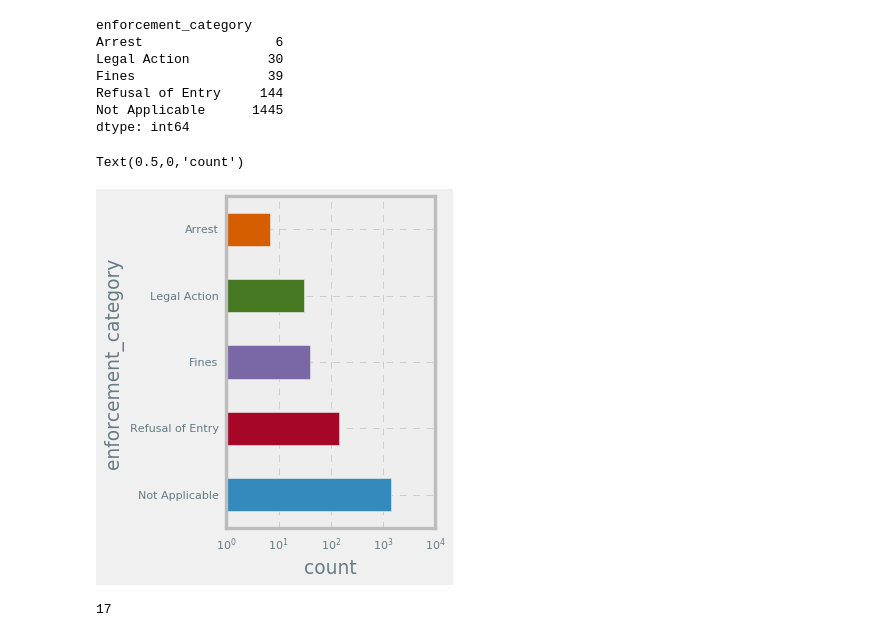
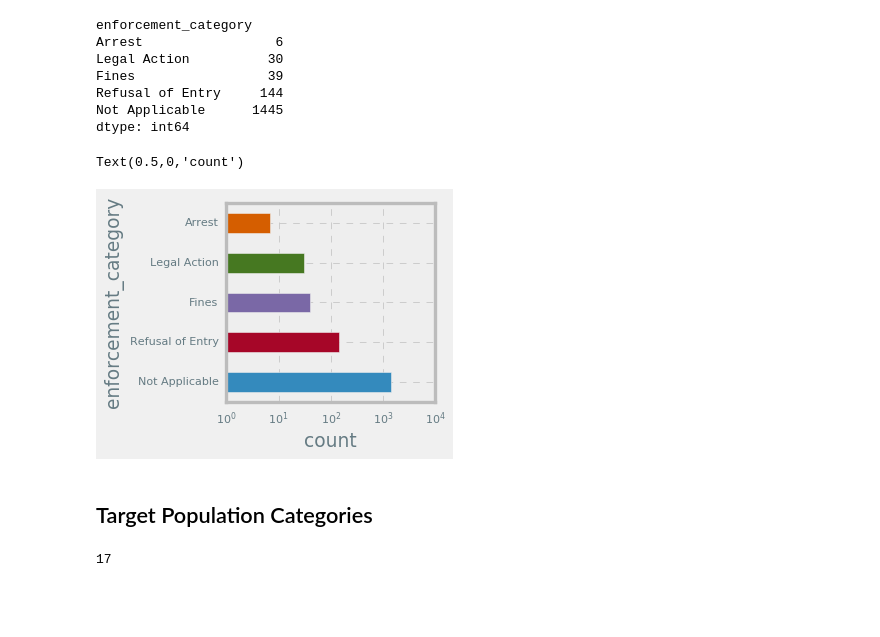
Before and after one commit to jajsmith/COVID19NonPharmaceuticalInterventions, a Jupyter notebook: npi_analysis.ipynb, the cells around one changed output. Drawn from its saved outputs; the diff is of its cells as text; code cells hidden in the pictures; blank space fills up the shorter version.

Commit message:
Updated NPI dataset descriptive figures in notebook

```diff
--- a/npi_analysis.ipynb
+++ b/npi_analysis.ipynb
@@ -10,5 +10,4 @@ from os import listdir
 from os.path import isfile, join
 import re
 
-plt.style.use('fivethirtyeight')
-plt.style.use('bmh')
+plt.rcParams.update(plt.rcParamsDefault)
@@ -197,11 +138,13 @@ Refusal of Entry     144
 Not Applicable      1445
 dtype: int64
 # %%
-full_df.groupby(by="enforcement_category").count().max(axis=1).sort_values(ascending=False).plot.barh(log=True, figsize=(3,5))
+full_df.groupby(by="enforcement_category").count().max(axis=1).sort_values(ascending=False).plot.barh(log=True, figsize=(3,3))
 plt.xlabel('count')
 # %% [output]
 Text(0.5,0,'count')
-[figure, old version]
+[figure, new version]
+# %% [markdown]
+## Target Population Categories
 # %%
 len(full_df['target_population_category'].unique())
 # %% [output]
```
Also changed, not shown: parts of 26 cells of this notebook, 2 other files.
